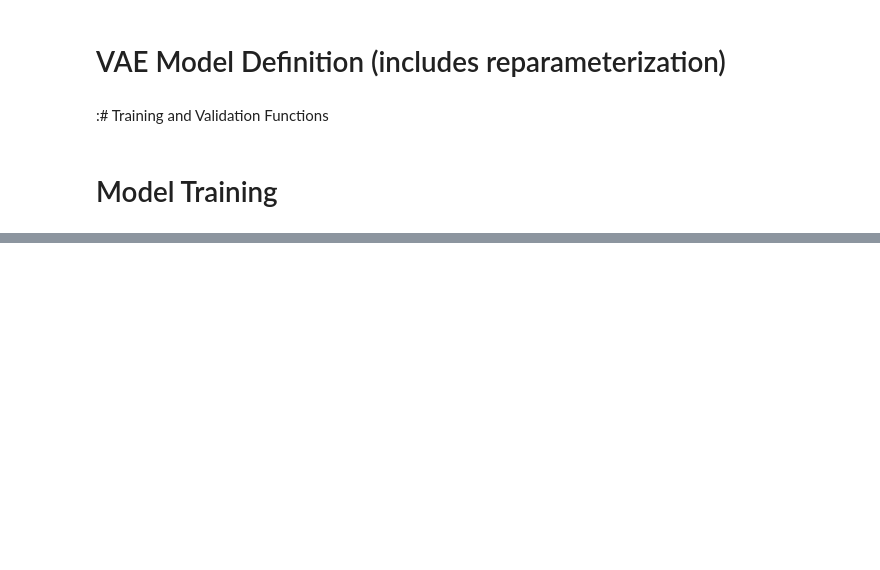
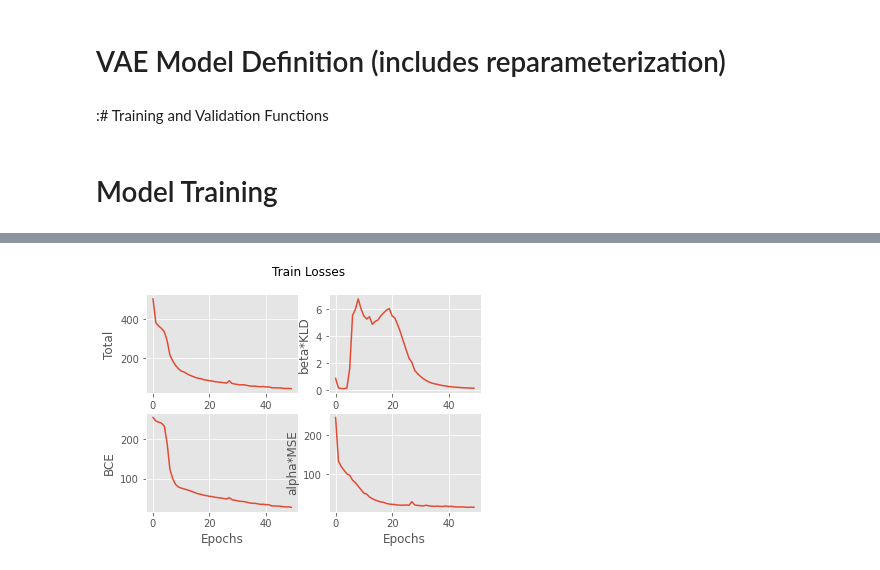
Before and after one commit to jhu-nanoenergy/VAE-models, a Jupyter notebook: AE_framework_draft.ipynb, the cells around one changed output, grey strips where cells are left out. Saved outputs shown, nothing was run; the diff lists cells and outputs as text; code cells hidden in the pictures; blank space fills up the shorter version.

```diff
--- a/AE_framework_draft.ipynb
+++ b/AE_framework_draft.ipynb
@@ -504,0 +598,23 @@ for epoch in range(epochs):
+# %%
+# Plot different train losses
+x = range(len(train_loss))
+fig_losses, axs = plt.subplots(2,2)
+axs[0,0].plot(x, train_loss )
+axs[0,0].set_xlabel("Epochs")
+axs[0,0].set_ylabel("Total")
+axs[0,1].plot(x, train_kld_loss)
+axs[0,1].set_xlabel("Epochs")
+axs[0,1].set_ylabel("beta*KLD")
+axs[1,0].plot(x, train_bce_loss)
+axs[1,0].set_xlabel("Epochs")
+axs[1,0].set_ylabel("BCE")
+axs[1,1].plot(x, train_mse_loss)
+axs[1,1].set_xlabel("Epochs")
+axs[1,1].set_ylabel("alpha*MSE")
+
+fig_losses.suptitle("Train Losses")
+
+# save figures
+fig_losses.savefig(f"/content/drive/MyDrive/Thon Group Master Folder/Serene/Spectral Selectivity Project/outputs/train_losses_output.png")
+# %% [output]
+[figure, added]
```
Also changed, not shown: parts of 13 cells of this notebook.
